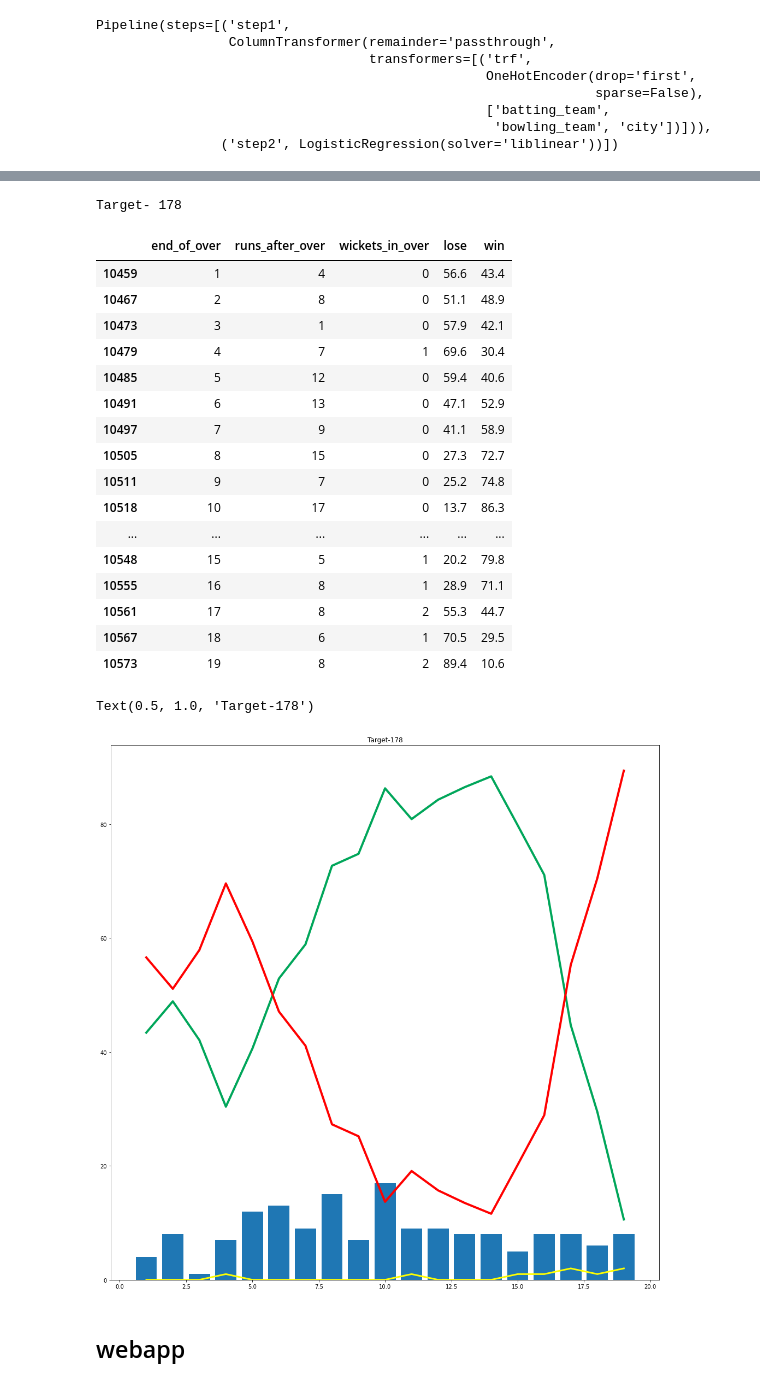
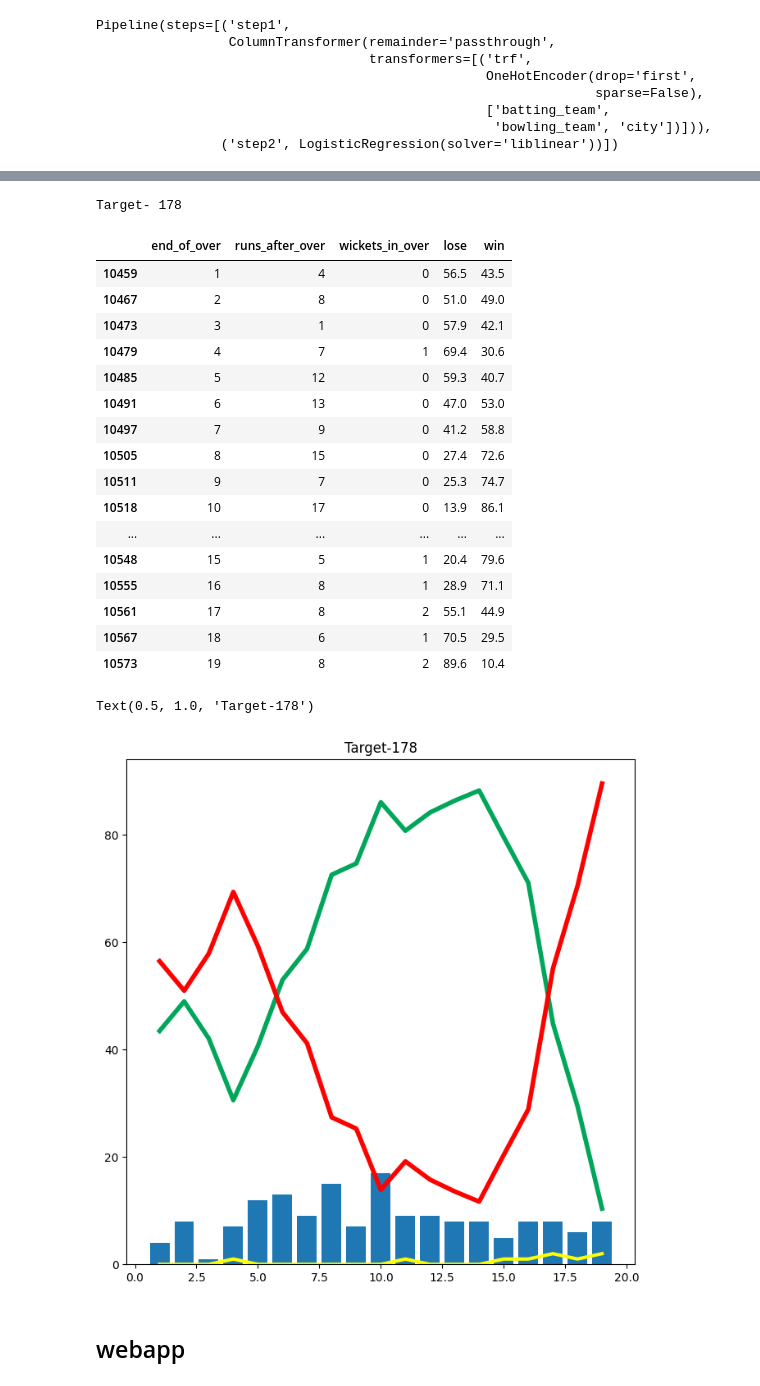
Before and after one commit to Mayur5012/IPL, a Jupyter notebook: ipl_win_prediction.ipynb, the cells around one changed output, grey strips where cells are left out. Saved outputs shown, nothing was run; the diff lists cells and outputs as text; code cells hidden in the pictures.

```diff
--- a/ipl_win_prediction.ipynb
+++ b/ipl_win_prediction.ipynb
@@ -276,7 +278,8 @@ def match_summary(row):
 def match_progression(x_df,match_id,pipe):
     match = x_df[x_df['match_id'] == match_id]
     match = match[(match['ball'] == 6)]
-    temp_df = match[['batting_team','bowling_team','city','runs_left','balls_left','wickets','total_runs_x','crr','rrr']].dropna()
+    temp_df = match[['batting_team','bowling_team','city','runs_left','balls_left'
+                     ,'wickets','total_runs_x','crr','rrr']].dropna()
     temp_df = temp_df[temp_df['balls_left'] != 0]
     result = pipe.predict_proba(temp_df)
     temp_df['lose'] = np.round(result.T[0]*100,1)
@@ -305,33 +308,33 @@ temp_df
 # %% [output]
 Target- 178
 |  | end_of_over | runs_after_over | wickets_in_over | lose | win |
-| 10459 | 1 | 4 | 0 | 56.6 | 43.4 |
-| 10467 | 2 | 8 | 0 | 51.1 | 48.9 |
+| 10459 | 1 | 4 | 0 | 56.5 | 43.5 |
+| 10467 | 2 | 8 | 0 | 51.0 | 49.0 |
 | 10473 | 3 | 1 | 0 | 57.9 | 42.1 |
-| 10479 | 4 | 7 | 1 | 69.6 | 30.4 |
-| 10485 | 5 | 12 | 0 | 59.4 | 40.6 |
-| 10491 | 6 | 13 | 0 | 47.1 | 52.9 |
-| 10497 | 7 | 9 | 0 | 41.1 | 58.9 |
-| 10505 | 8 | 15 | 0 | 27.3 | 72.7 |
-| 10511 | 9 | 7 | 0 | 25.2 | 74.8 |
-| 10518 | 10 | 17 | 0 | 13.7 | 86.3 |
+| 10479 | 4 | 7 | 1 | 69.4 | 30.6 |
+| 10485 | 5 | 12 | 0 | 59.3 | 40.7 |
+| 10491 | 6 | 13 | 0 | 47.0 | 53.0 |
+| 10497 | 7 | 9 | 0 | 41.2 | 58.8 |
+| 10505 | 8 | 15 | 0 | 27.4 | 72.6 |
+| 10511 | 9 | 7 | 0 | 25.3 | 74.7 |
+| 10518 | 10 | 17 | 0 | 13.9 | 86.1 |
 | ... | ... | ... | ... | ... | ... |
-| 10548 | 15 | 5 | 1 | 20.2 | 79.8 |
+| 10548 | 15 | 5 | 1 | 20.4 | 79.6 |
 | 10555 | 16 | 8 | 1 | 28.9 | 71.1 |
-| 10561 | 17 | 8 | 2 | 55.3 | 44.7 |
+| 10561 | 17 | 8 | 2 | 55.1 | 44.9 |
 | 10567 | 18 | 6 | 1 | 70.5 | 29.5 |
-| 10573 | 19 | 8 | 2 | 89.4 | 10.6 |
+| 10573 | 19 | 8 | 2 | 89.6 | 10.4 |
 # %%
 import matplotlib.pyplot as plt
-plt.figure(figsize=(18,18))
+plt.figure(figsize=(8,8))
 plt.plot(temp_df['end_of_over'],temp_df['wickets_in_over'],color='yellow',linewidth=3)
 plt.plot(temp_df['end_of_over'],temp_df['win'],color='#00a65a',linewidth=4)
 plt.plot(temp_df['end_of_over'],temp_df['lose'],color='red',linewidth=4)
 plt.bar(temp_df['end_of_over'],temp_df['runs_after_over'])
 plt.title('Target-' + str(target))
 # %% [output]
 Text(0.5, 1.0, 'Target-178')
-[figure, old version]
+[figure, new version]
 # %% [markdown]
 ## webapp
 # %%
```
Also changed, not shown: parts of 4 cells of this notebook, 14 other files.
